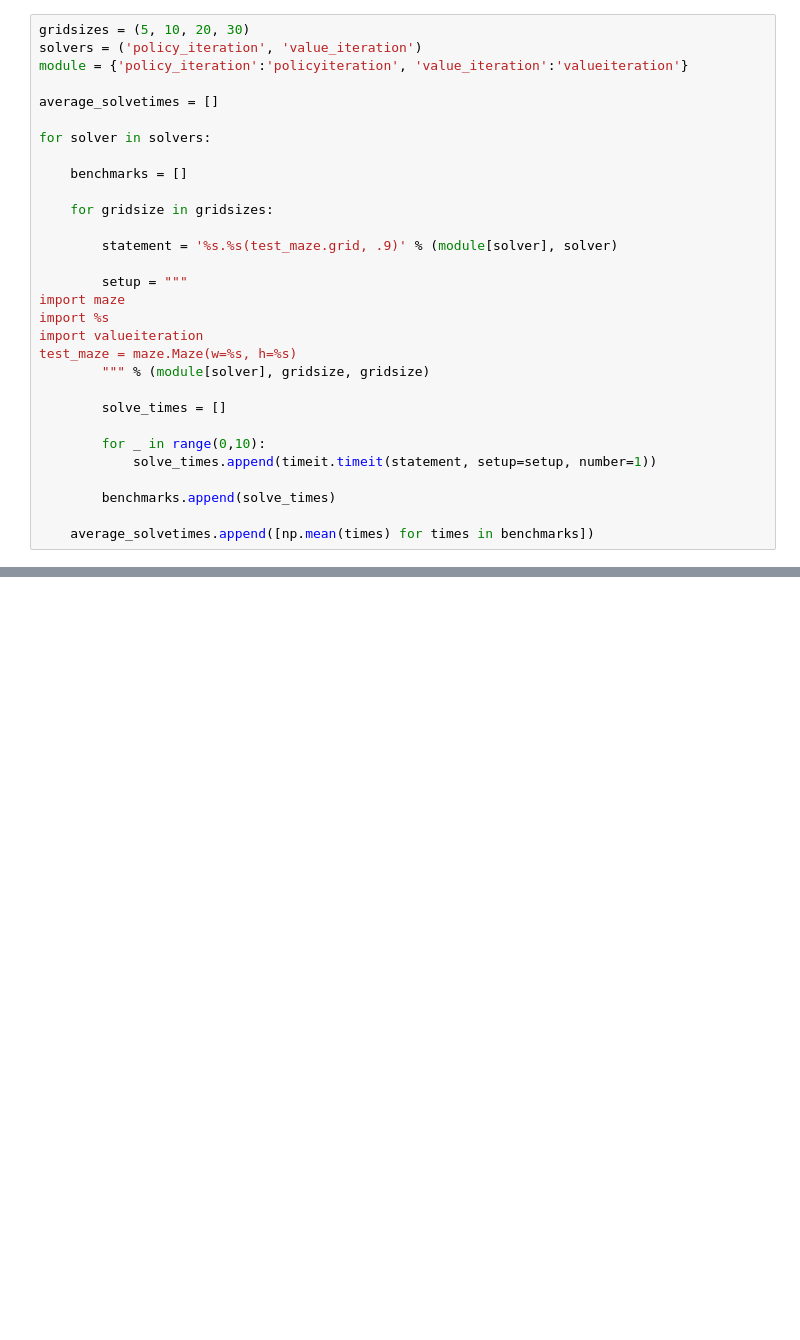
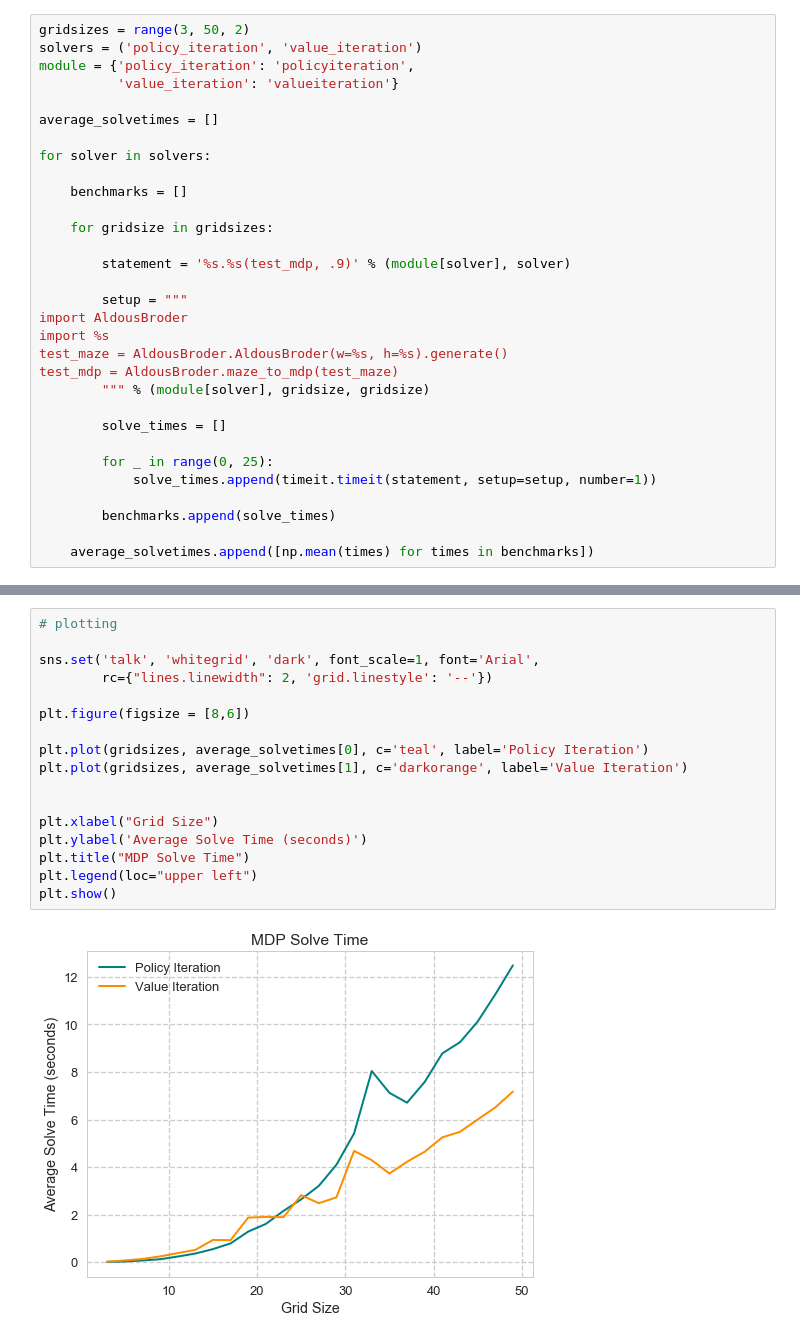
Before and after one commit to sally-gao/mazemdp, a Jupyter notebook: solve_times.ipynb, the cells around one changed output, grey strips where cells are left out. Drawn from its saved outputs; the diff is of its cells as text; blank space fills up the shorter version.

Commit message:
Change maze algorithm

```diff
--- a/solve_times.ipynb
+++ b/solve_times.ipynb
@@ -5,7 +6,8 @@ import matplotlib.pyplot as plt
 # %%
-gridsizes = (5, 10, 20, 30)
+gridsizes = range(3, 50, 2)
 solvers = ('policy_iteration', 'value_iteration')
-module = {'policy_iteration':'policyiteration', 'value_iteration':'valueiteration'}
+module = {'policy_iteration': 'policyiteration',
+          'value_iteration': 'valueiteration'}
 
 average_solvetimes = []
 
@@ -15,18 +17,18 @@ for solver in solvers:
 
     for gridsize in gridsizes:
 
-        statement = '%s.%s(test_maze.grid, .9)' % (module[solver], solver)
+        statement = '%s.%s(test_mdp, .9)' % (module[solver], solver)
 
         setup = """
-import maze
+import AldousBroder
 import %s
-import valueiteration
-test_maze = maze.Maze(w=%s, h=%s)
+test_maze = AldousBroder.AldousBroder(w=%s, h=%s).generate()
+test_mdp = AldousBroder.maze_to_mdp(test_maze)
         """ % (module[solver], gridsize, gridsize)
 
         solve_times = []
 
-        for _ in range(0,10):
+        for _ in range(0, 25):
             solve_times.append(timeit.timeit(statement, setup=setup, number=1))
 
         benchmarks.append(solve_times)
@@ -46,0 +39,19 @@ plt.show()
+# %%
+# plotting
+
+sns.set('talk', 'whitegrid', 'dark', font_scale=1, font='Arial',
+        rc={"lines.linewidth": 2, 'grid.linestyle': '--'})
+
+plt.figure(figsize = [8,6])
+
+plt.plot(gridsizes, average_solvetimes[0], c='teal', label='Policy Iteration')
+plt.plot(gridsizes, average_solvetimes[1], c='darkorange', label='Value Iteration')
+
+
+plt.xlabel("Grid Size")
+plt.ylabel('Average Solve Time (seconds)')
+plt.title("MDP Solve Time")
+plt.legend(loc="upper left")
+plt.show()
+# %% [output]
+[figure, added]
```
Also changed, not shown: parts of 3 cells of this notebook, 7 other files.
